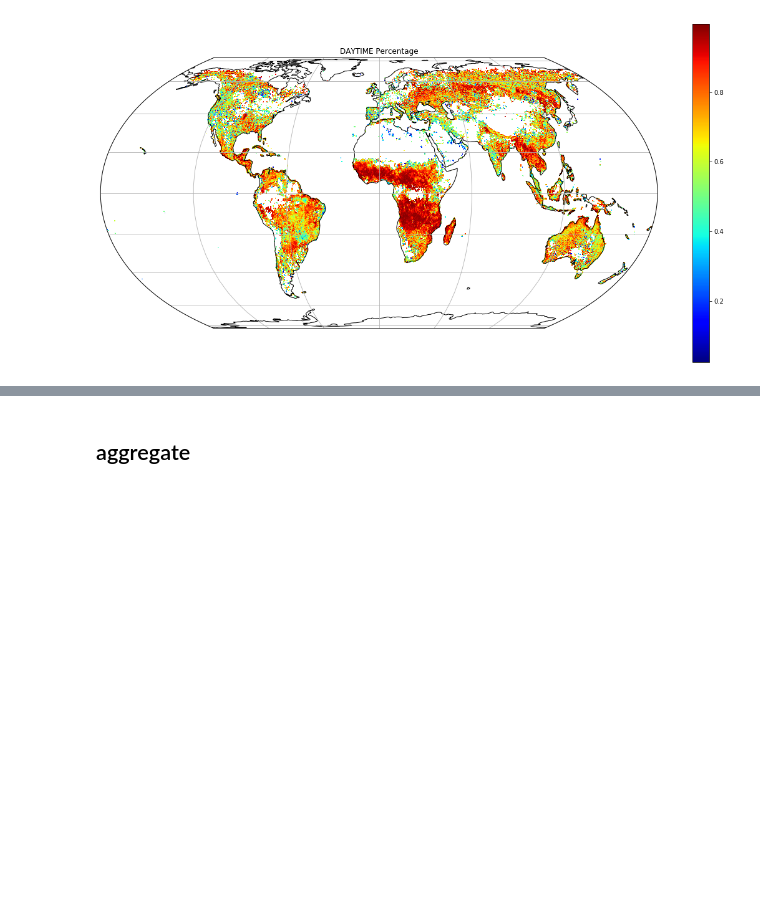
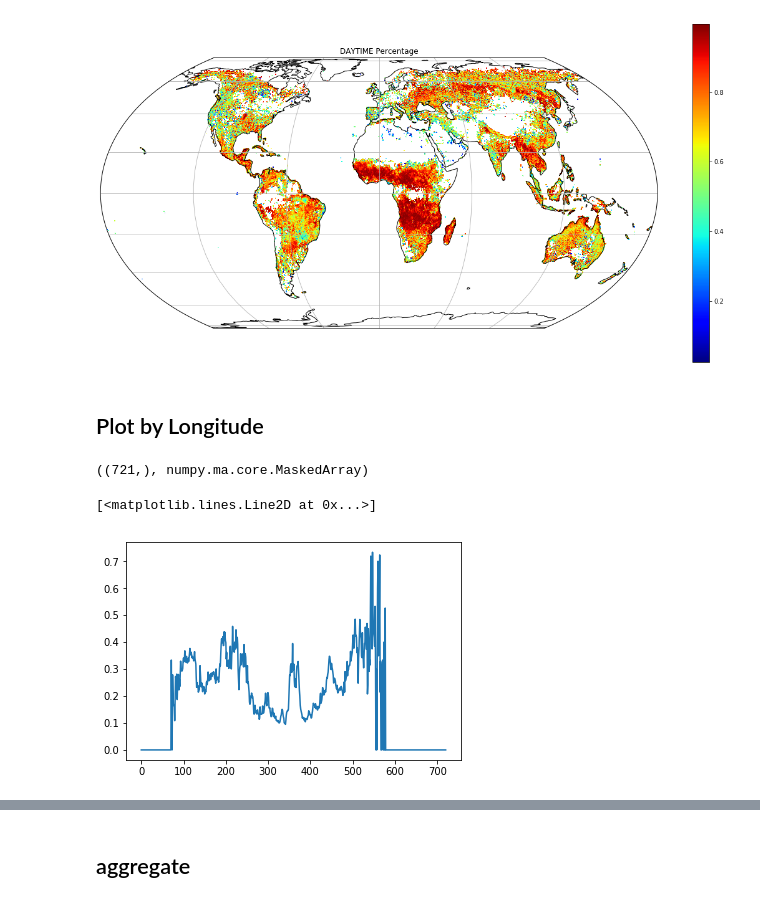
Before and after one commit to earthlab/night_fire, a Jupyter notebook: notebooks/percent-night-fire-aggregate.ipynb, the cells around one changed output, grey strips where cells are left out. Cells and saved outputs as stored; diff of their text form; code cells hidden in the pictures; blank space fills up the shorter version.

Commit message:
percent night fire aggregate

```diff
--- a/notebooks/percent-night-fire-aggregate.ipynb
+++ b/notebooks/percent-night-fire-aggregate.ipynb
@@ -217,0 +225,2 @@ gen_plot_xarr(perc_day_total, raster_folder, title='DAYTIME Percentage');
+# %% [markdown]
+## Plot by Longitude
@@ -217,0 +229,21 @@ gen_plot_xarr(perc_day_total, raster_folder, title='DAYTIME Percentage');
+# %%
+day_sum_lat = day_sum.filled(0).sum(axis=1)
+night_sum_lat = night_sum.filled(0).sum(axis=1)
+
+day_sum_lat = np.ma.sum(day_sum, axis=1)
+night_sum_lat = np.ma.sum(night_sum, axis=1)
+
+# day_sum_lat = np.ma.masked_equal(day_sum_lat, 0)
+# night_sum_lat = np.ma.masked_equal(night_sum_lat, 0)
+day_sum_lat.shape, type(day_sum_lat)
+# %% [output]
+((721,), numpy.ma.core.MaskedArray)
+# %%
+perc_night_lat = night_sum_lat / (night_sum_lat + day_sum_lat)
+
+perc_night_lat = np.ma.MaskedArray(perc_night_lat, mask=np.isnan(perc_night_lat))
+
+plt.plot(perc_night_lat.filled(0))
+# %% [output]
+[<matplotlib.lines.Line2D at 0x...>]
+[figure, added]
```
Also changed, not shown: parts of 17 cells of this notebook.
